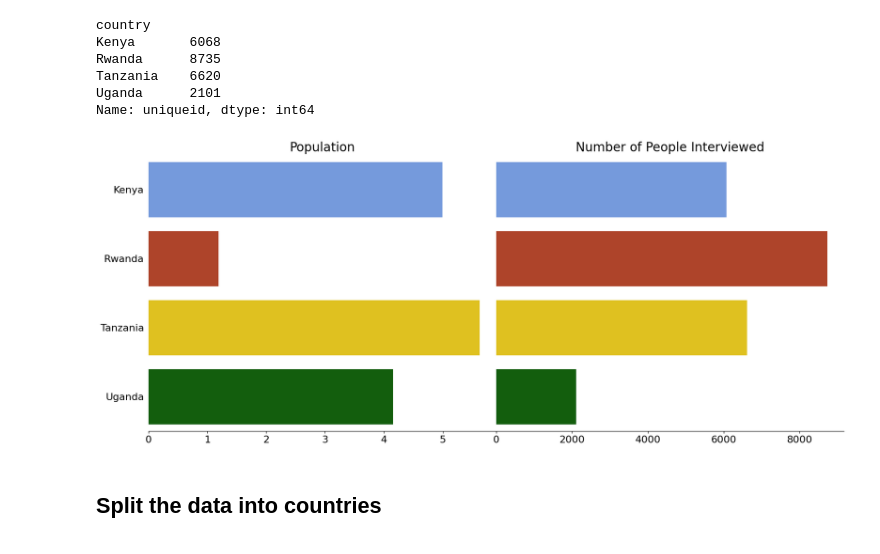
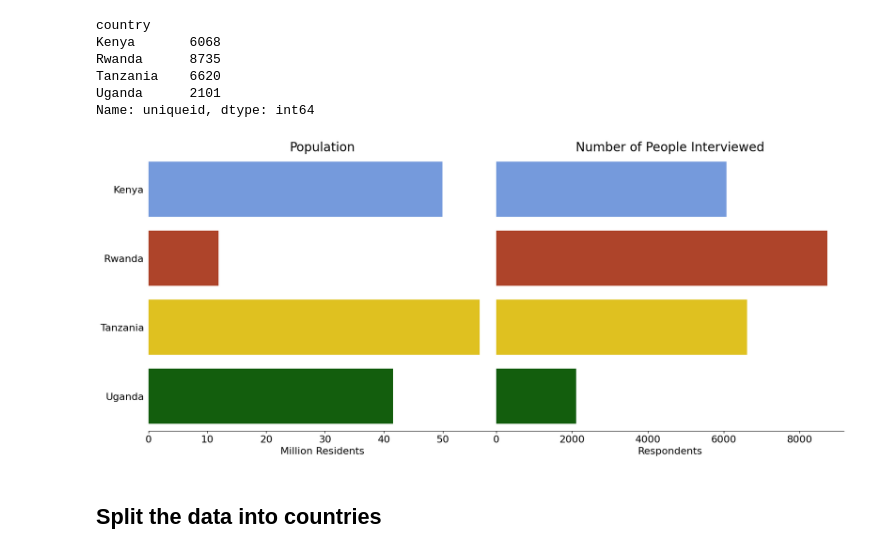
Before and after one commit to M4R1T4/ML_proj_Feb_2024, a Jupyter notebook: 01_Data_and_EDA.ipynb, the cells around one changed output. Drawn from its saved outputs; the diff is of its cells as text; code cells hidden in the pictures.

```diff
--- a/01_Data_and_EDA.ipynb
+++ b/01_Data_and_EDA.ipynb
@@ -184,35 +184,32 @@ Name: uniqueid, dtype: int64
 #               ylabel = '' )
 # %%
 fig,ax = plt.subplots(1,2, sharey=True,figsize=(20,8))
-#sns(font_scale=2)
 sns.despine(left = True)
-ax1 = sns.barplot(x = country_data['population'],
+ax1 = sns.barplot(x = country_data['population']/1000000,
                   y = country_data['country'],
                   ax=ax[0],
                   )
 ax1.set_title('Population', fontsize=20)
-ax1.set(xlabel = '',
-        ylabel = ''
-              )
+ax1.set_xlabel('Million Residents', fontsize=16)
+ax1.set_ylabel('', fontsize=16)
 ax1.set_xticklabels(ax1.get_xticklabels(), fontsize=16)
 ax1.set_yticklabels(ax1.get_yticklabels(), fontsize=16)
 ax1.tick_params(left = False)
 
 ax2 = sns.barplot(x = df.groupby('country').uniqueid.count().values,
                   y = df.groupby('country').uniqueid.count().index,
                   ax=ax[1])
 ax2.set_title('Number of People Interviewed', fontsize=20 )
-ax2.set(xlabel = '',
-        ylabel = ''
-            )
+ax2.set_xlabel('Respondents', fontsize=16)
+ax2.set_ylabel('', fontsize=16)
 ax2.set_xticklabels(ax2.get_xticklabels(), fontsize=16)
 ax2.tick_params(left = False)
 fig.subplots_adjust(wspace=0, hspace=0)
 picname = 'plots_and_pictures/population_vs_number.png'
 plt.savefig(picname, transparent=False)
 plt.show()
 # %% [output]
-[figure, old version]
+[figure, new version]
 # %% [markdown]
 ## Split the data into countries
 # %%
```
Also changed, not shown: 1 other file.
